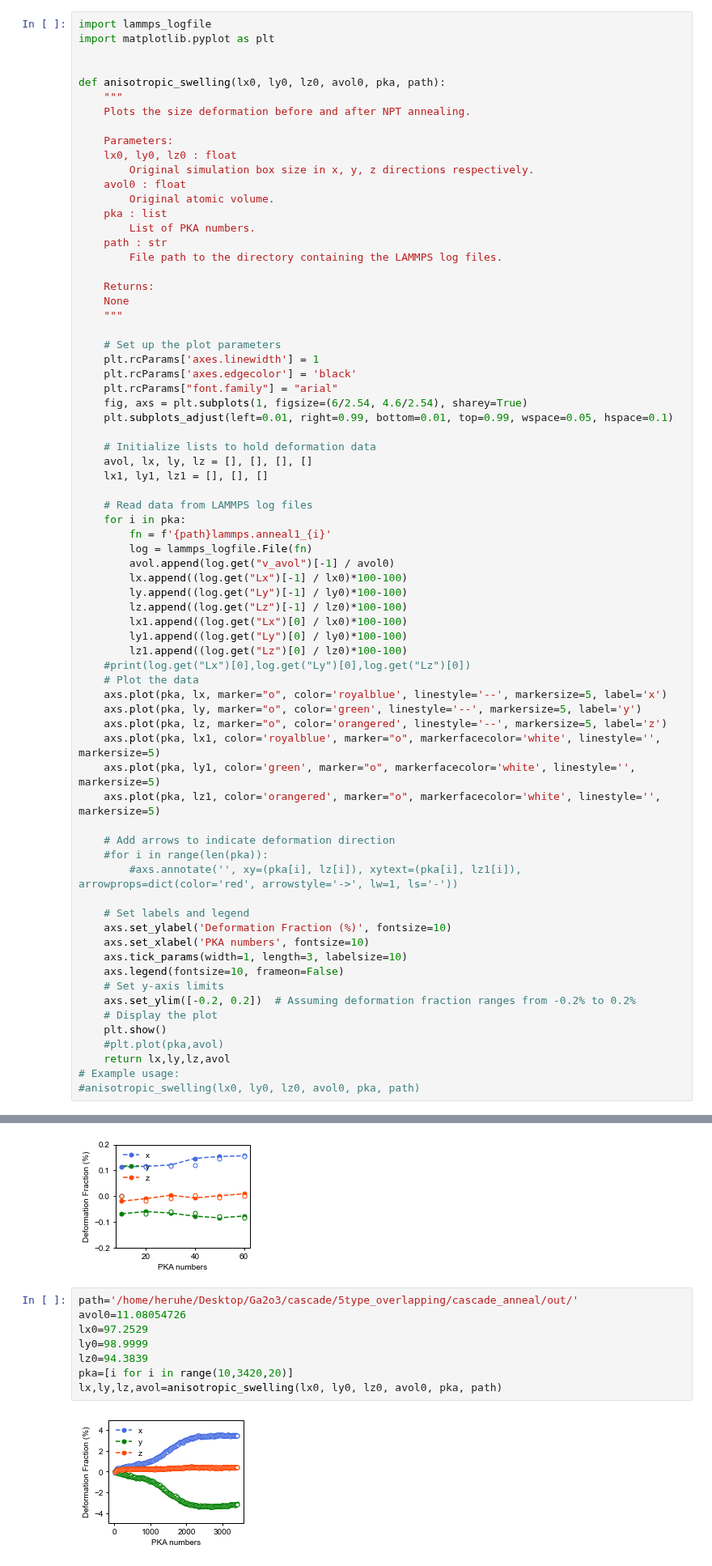
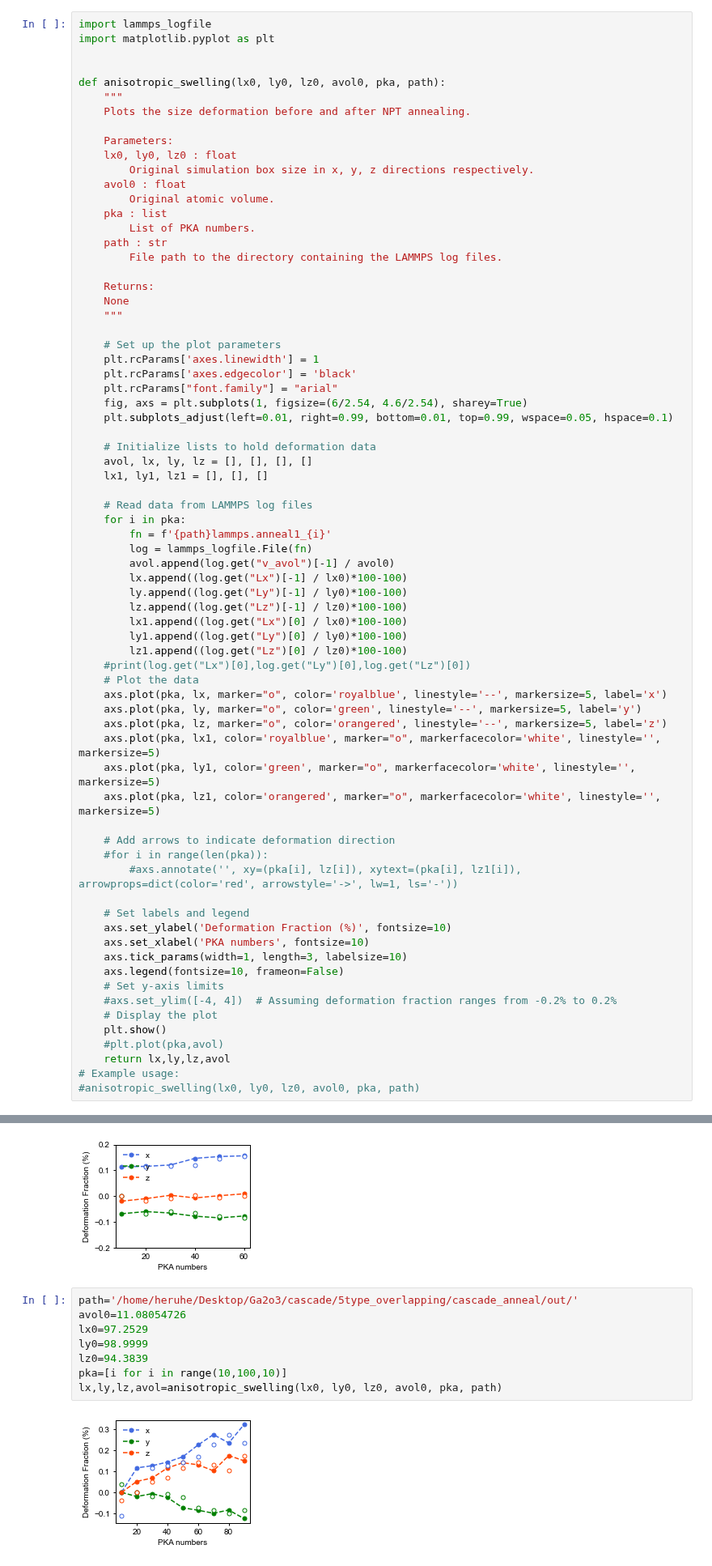
Before and after one commit to HE-RU10/ga2o3, a Jupyter notebook: overlapping_anisotropic_size_change.ipynb, the cells around one changed output, grey strips where cells are left out. Shown at 81% size. Saved outputs shown, nothing was run; the diff lists cells and outputs as text.

```diff
--- a/overlapping_anisotropic_size_change.ipynb
+++ b/overlapping_anisotropic_size_change.ipynb
@@ -62,7 +62,7 @@ def anisotropic_swelling(lx0, ly0, lz0, avol0, pka, path):
     axs.tick_params(width=1, length=3, labelsize=10)
     axs.legend(fontsize=10, frameon=False)
     # Set y-axis limits
-    axs.set_ylim([-0.2, 0.2])  # Assuming deformation fraction ranges from -0.2% to 0.2%
+    #axs.set_ylim([-4, 4])  # Assuming deformation fraction ranges from -0.2% to 0.2%
     # Display the plot
     plt.show()
     #plt.plot(pka,avol)
@@ -93,13 +93,13 @@ lx,ly,lz,avol=anisotropic_swelling(lx0, ly0, lz0, avol0, pka, path)
 # %%
 path='/home/heruhe/Desktop/Ga2o3/cascade/5type_overlapping/cascade_anneal/out/'
 avol0=11.08054726
 lx0=97.2529
 ly0=98.9999
 lz0=94.3839
-pka=[i for i in range(10,3420,20)]
+pka=[i for i in range(10,100,10)]
 lx,ly,lz,avol=anisotropic_swelling(lx0, ly0, lz0, avol0, pka, path)
 # %% [output]
-[figure, old version]
+[figure, new version]
 # %%
 path='/home/heruhe/Desktop/Ga2o3/cascade/5type_overlapping/cascade_anneal/anisotropic/anneal_log/small_box/100/anneal_log/'
 avol0=11.08054726
```
Also changed, not shown: parts of 1 cell of this notebook, 3 other files.
